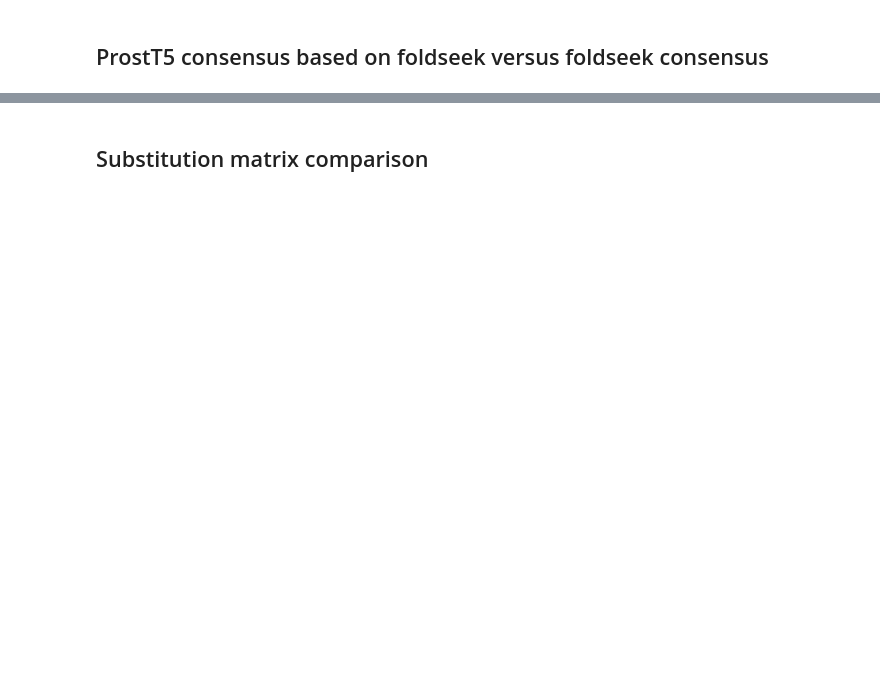
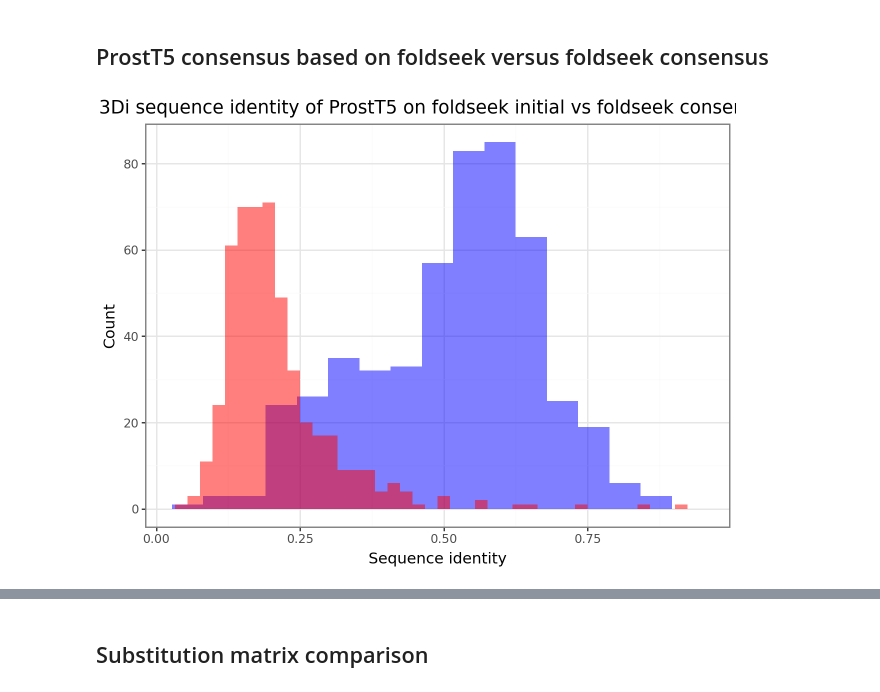
Before and after one commit to mpjw/consensus3Di, a Jupyter notebook: src/3Di_comparison.ipynb, the cells around one changed output, grey strips where cells are left out. Saved outputs shown, nothing was run; the diff lists cells and outputs as text; code cells hidden in the pictures; blank space fills up the shorter version.

```diff
--- a/src/3Di_comparison.ipynb
+++ b/src/3Di_comparison.ipynb
@@ -91,23 +104,37 @@ plot.save('out/scope_3Di_sequence_identity_hist.png', format='png', height=10, w
 ## ProstT5 consensus based on foldseek versus foldseek consensus
 # %%
 fsk_cons_fa = "out/foldseek/foldseek.3Di.consensus.fasta"
-pt5_cons_fa = "out/scope/foldseek/foldseek3Di.encoderOnlyAA.encoderOnly3Di.fasta"
+fsk_pt5_fa = "out/scope/foldseek/foldseek3Di.encoderOnlyAA.encoderOnly3Di.fasta"
+pt5_pt5_fa = "out/scope/prostt5/prostt53Di.encoderOnlyAA.encoderOnly3Di.fasta"
+
 fsk_cons_file = SeqIO.parse(fsk_cons_fa,  "fasta")
-pt5_cons_file = SeqIO.parse(pt5_cons_fa, "fasta")
+fsk_pt5_file = SeqIO.parse(fsk_pt5_fa, "fasta")
+pt5_pt5_file = SeqIO.parse(pt5_pt5_fa, "fasta")
 
 fsk_cons_recs = {e.id.replace('.pdb', ''): e for e in fsk_cons_file}
-pt5_cons_recs = {e.id.replace('_pdb', ''): e for e in pt5_cons_file}
+fsk_pt5_recs = {e.id.replace('_pdb', ''): e for e in fsk_pt5_file}
+pt5_pt5_recs = {e.id.replace('_pdb', ''): e for e in pt5_pt5_file}
 
-seq_id = {e.id: sequence_identity(e.seq, fsk_cons_recs[i].seq) for i, e in pt5_cons_recs.items()}
+key_list = list(fsk_pt5_recs.keys())
+cons_id = [(sequence_identity(fsk_pt5_recs[i].seq, fsk_cons_recs[i].seq), sequence_identity(pt5_pt5_recs[i].seq, fsk_cons_recs[i].seq)) for i in key_list]
+# cons_id = {i: sequence_identity(fsk_pt5_recs[i].seq, fsk_cons_recs[i].seq) for i in fsk_pt5_recs.keys()}
+# cons2_id = {i: sequence_identity(pt5_pt5_recs[i].seq, fsk_cons_recs[i].seq) for i in fsk_pt5_recs.keys()}
 
-df_seq_id = pd.DataFrame(seq_id.items(), columns = ['pdb_id', 'seq_identity'])
+df_seq_id = pd.DataFrame(np.array(cons_id, dtype=np.dtype({'names': ['fsk_pt5_seqid', 'pt5_pt5_seqid'], 'formats': ['f4', 'f4']})), index=key_list)
 
-df_seq_id[['seq_identity']].describe()
+
+# df_seq_id[['seq_identity']].describe()
 
 plot = (
-    ggplot(df_seq_id, aes(x='seq_identity')) +
-        geom_histogram() +
+    ggplot(df_seq_id) +
+        geom_histogram(aes(x='fsk_pt5_seqid'), fill='blue', alpha=0.5) +
+        geom_histogram(aes(x='pt5_pt5_seqid'), fill='red', alpha=0.5) +
         theme_bw() +
         labs(title = "3Di sequence identity of ProstT5 on foldseek initial vs foldseek consensus", x = "Sequence identity", y = "Count")
 )
-plot.save('out/foldseek_consensus.foldseek_prostt5.3Di.seq_identity.hist.png', format='png', height=10, width=15)
+plot.show()
+
+if save_plots:
+    plot.save(plot_path + 'sequence_identity/foldseek_consensus.prostt5.3Di.seq_identity.hist.png', format='png', height=10, width=15)
+# %% [output]
+[figure, added]
```
Also changed, not shown: parts of 22 cells of this notebook.
